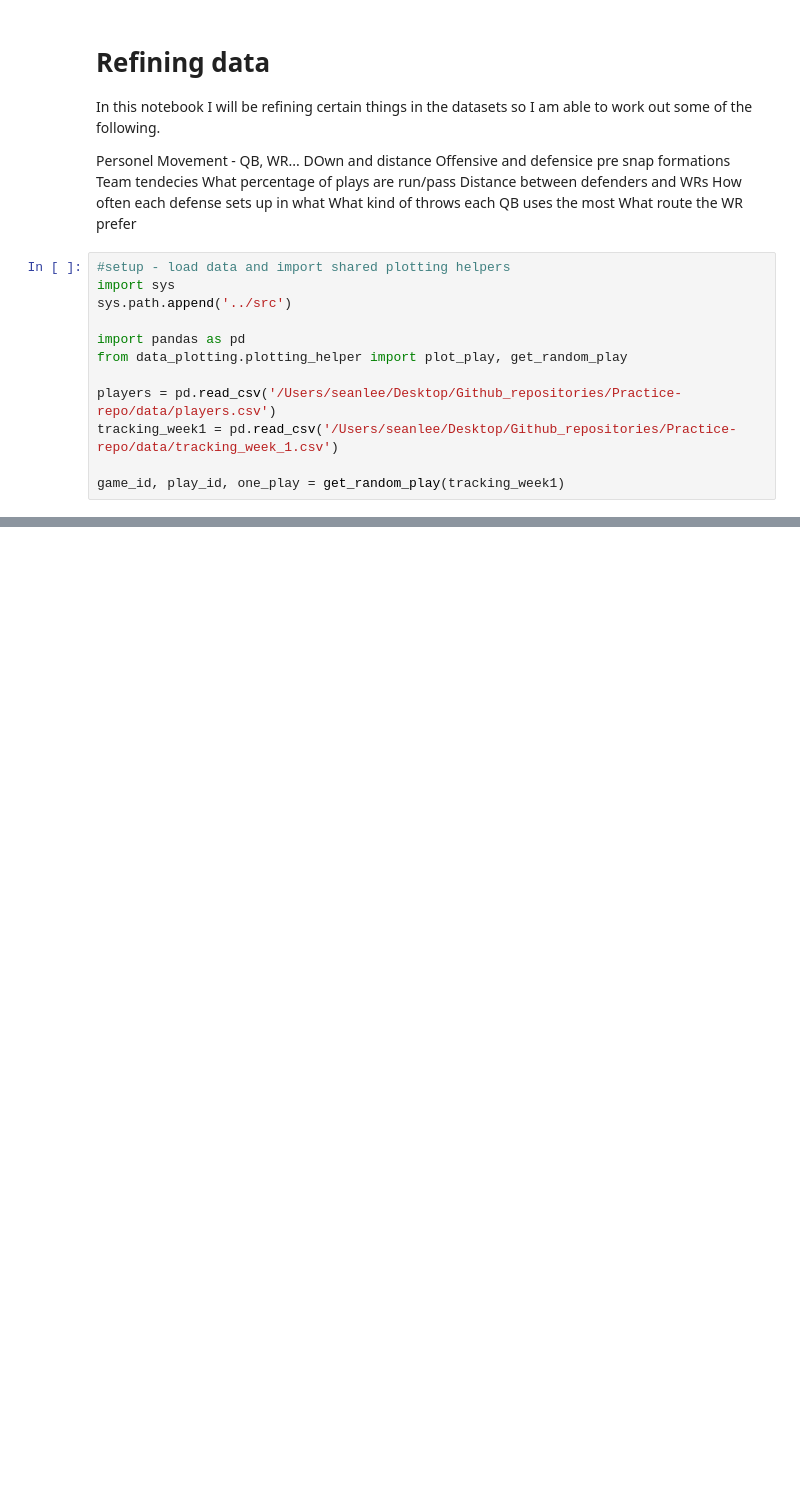
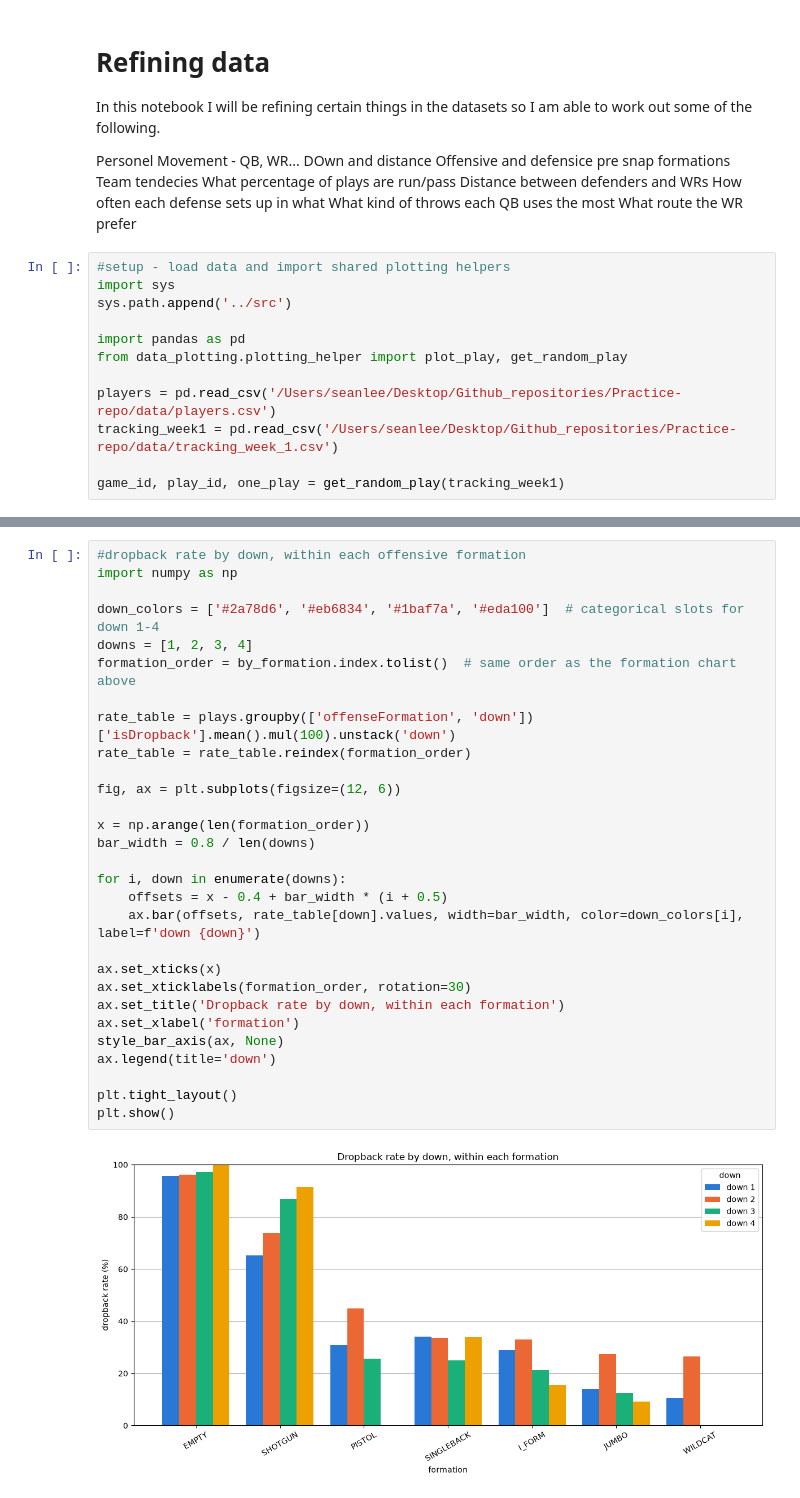
Before and after one commit to seanlee2802/Practice-repo, a Jupyter notebook: notebooks/O_2_refining_data.ipynb, the cells around one changed output, grey strips where cells are left out. Drawn from its saved outputs; the diff is of its cells as text; blank space fills up the shorter version.

```diff
--- a/notebooks/O_2_refining_data.ipynb
+++ b/notebooks/O_2_refining_data.ipynb
@@ -37,0 +121,31 @@ plot_play(position_play, game_id, play_id, line_color='red')
+# %%
+#dropback rate by down, within each offensive formation
+import numpy as np
+
+down_colors = ['#2a78d6', '#eb6834', '#1baf7a', '#eda100']  # categorical slots for down 1-4
+downs = [1, 2, 3, 4]
+formation_order = by_formation.index.tolist()  # same order as the formation chart above
+
+rate_table = plays.groupby(['offenseFormation', 'down'])['isDropback'].mean().mul(100).unstack('down')
+rate_table = rate_table.reindex(formation_order)
+
+fig, ax = plt.subplots(figsize=(12, 6))
+
+x = np.arange(len(formation_order))
+bar_width = 0.8 / len(downs)
+
+for i, down in enumerate(downs):
+    offsets = x - 0.4 + bar_width * (i + 0.5)
+    ax.bar(offsets, rate_table[down].values, width=bar_width, color=down_colors[i], label=f'down {down}')
+
+ax.set_xticks(x)
+ax.set_xticklabels(formation_order, rotation=30)
+ax.set_title('Dropback rate by down, within each formation')
+ax.set_xlabel('formation')
+style_bar_axis(ax, None)
+ax.legend(title='down')
+
+plt.tight_layout()
+plt.show()
+# %% [output]
+[figure, added]
```
Also changed, not shown: parts of 3 cells of this notebook, 5 other files.
